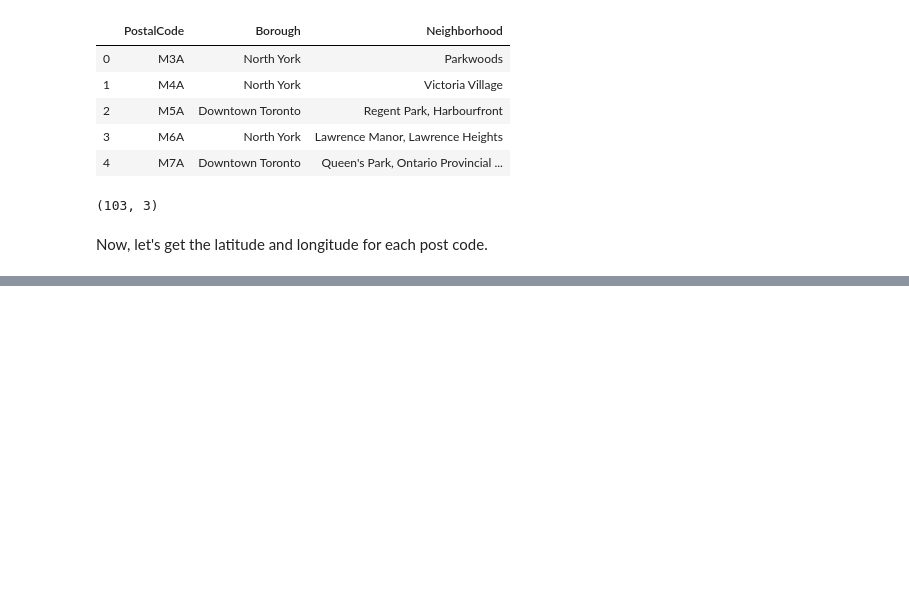
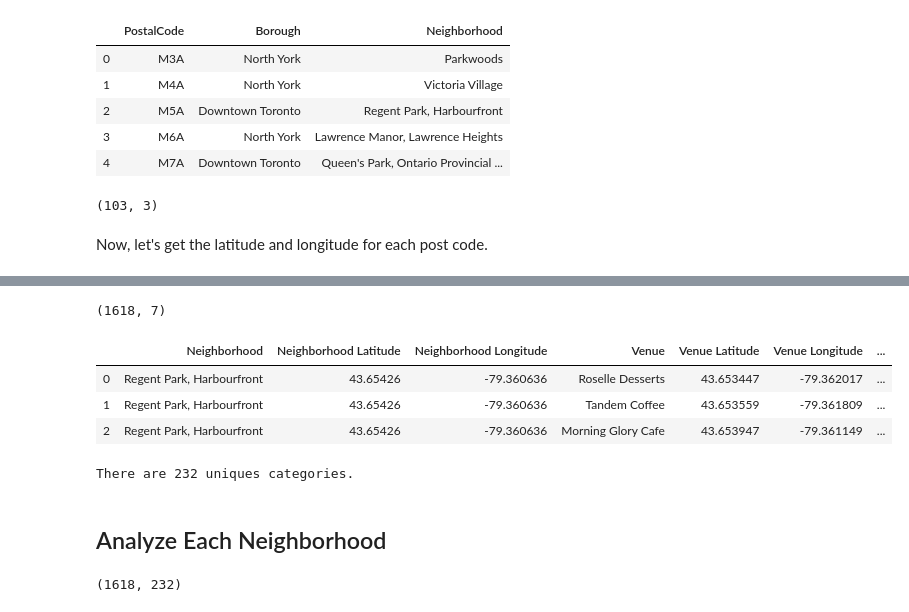
Before and after one commit to Geobuddy/Coursera_Capstone, a Jupyter notebook: Toronto_Neighbourhood_Exploration.ipynb, the cells around one changed output, grey strips where cells are left out. Cells and saved outputs as stored; diff of their text form; code cells hidden in the pictures; blank space fills up the shorter version.

```diff
--- a/Toronto_Neighbourhood_Exploration.ipynb
+++ b/Toronto_Neighbourhood_Exploration.ipynb
@@ -76,0 +115,27 @@ df.head()
+# %%
+#Geocode Toronto
+address = 'Toronto, Ontario'
+
+geolocator = Nominatim(user_agent="ny_explorer")
+location = geolocator.geocode(address)
+latitude = location.latitude
+longitude = location.longitude
+
+# Create map of Toronto neighbourhoods
+map_toronto = folium.Map(location=[latitude, longitude], zoom_start=10)
+
+# add markers to map
+for lat, lng, borough, neighborhood in zip(df['Latitude'], df['Longitude'], df['Borough'], df['Neighborhood']):
+    label = '{}, {}'.format(neighborhood, borough)
+    label = folium.Popup(label, parse_html=True)
+    folium.CircleMarker(
+        [lat, lng],
+        radius=5,
+        popup=label,
+        color='blue',
+        fill=True,
+        fill_color='#3186cc',
+        fill_opacity=0.7,
+        parse_html=False).add_to(map_toronto)
+
+map_toronto
@@ -76,0 +146,9 @@ df.head()
+# %%
+# @hidden_cell
+CLIENT_ID = 'VMXV0KHRPX3SRH1STQ2KGGY5UYSSJS1LO1ZWW4TCK4FZMHAM' # your Foursquare ID
+CLIENT_SECRET = '5INULXFMH05NCTJ5CGJIZPP0BNBPJZFCVHM243ZR42C01KG0' # your Foursquare Secret
+VERSION = '20180605' # Foursquare API version
+
+print('Your credentails:')
+print('CLIENT_ID: ' + CLIENT_ID)
+print('CLIENT_SECRET:' + CLIENT_SECRET)
@@ -76,0 +203,5 @@ df.head()
+# %%
+toronto_venues = getNearbyVenues(names=df['Neighborhood'],
+                                   latitudes=df['Latitude'],
+                                   longitudes=df['Longitude']
+                                  )
@@ -76,0 +226,9 @@ df.head()
+# %%
+print(toronto_venues.shape)
+toronto_venues.head(3)
+# %% [output]
+(1618, 7)
+|  | Neighborhood | Neighborhood Latitude | Neighborhood Longitude | Venue | Venue Latitude | Venue Longitude | ... |
+| 0 | Regent Park, Harbourfront | 43.65426 | -79.360636 | Roselle Desserts | 43.653447 | -79.362017 | ... |
+| 1 | Regent Park, Harbourfront | 43.65426 | -79.360636 | Tandem Coffee | 43.653559 | -79.361809 | ... |
+| 2 | Regent Park, Harbourfront | 43.65426 | -79.360636 | Morning Glory Cafe | 43.653947 | -79.361149 | ... |
@@ -76,0 +237,19 @@ df.head()
+# %%
+print('There are {} uniques categories.'.format(len(toronto_venues['Venue Category'].unique())))
+# %% [output]
+There are 232 uniques categories.
+# %% [markdown]
+## Analyze Each Neighborhood
+# %%
+# one hot encoding
+toronto_onehot = pd.get_dummies(toronto_venues[['Venue Category']], prefix="", prefix_sep="")
+
+# add neighborhood column back to dataframe
+toronto_onehot['Neighborhood'] = toronto_venues['Neighborhood']
+
+# move neighborhood column to the first column
+fixed_columns = [toronto_onehot.columns[-1]] + list(toronto_onehot.columns[:-1])
+toronto_onehot = toronto_onehot[fixed_columns]
+toronto_onehot.shape
+# %% [output]
+(1618, 232)
```
Also changed, not shown: parts of 36 cells of this notebook.
